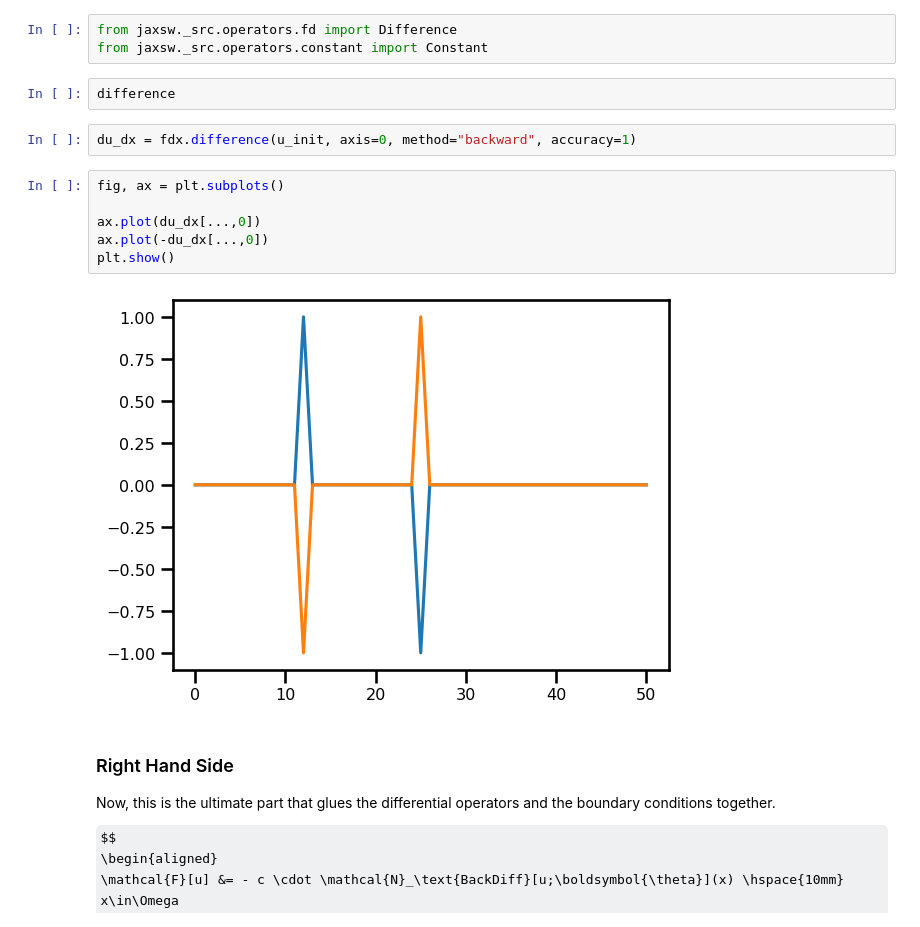
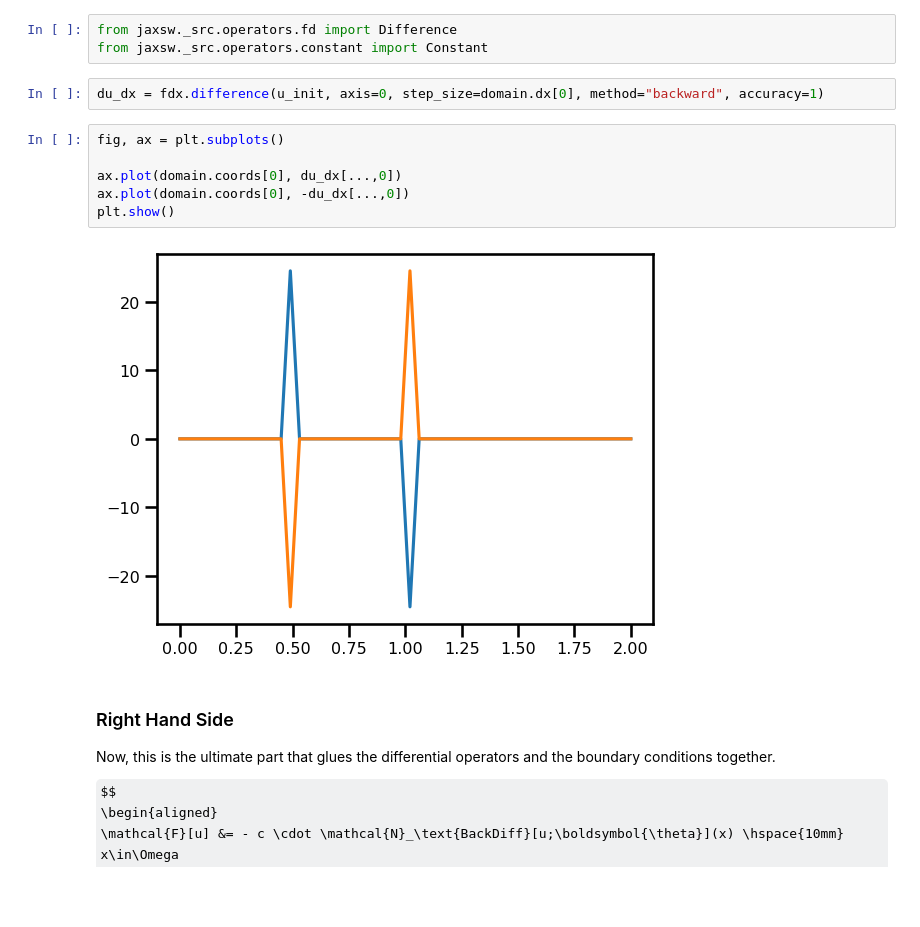
Before and after one commit to jejjohnson/jaxsw, a Jupyter notebook: notebooks/dev/eman/12_steps_2_NS/1.1_linear_convection.ipynb, the cells around one changed output. Saved outputs shown, nothing was run; the diff lists cells and outputs as text; some formulas as TeX source; blank space fills up the shorter version.

```diff
--- a/notebooks/dev/eman/12_steps_2_NS/1.1_linear_convection.ipynb
+++ b/notebooks/dev/eman/12_steps_2_NS/1.1_linear_convection.ipynb
@@ -156,18 +158,16 @@ We showcased how we can use the stencil operator as a way to handle finite diffe
 # %%
 from jaxsw._src.operators.fd import Difference
 from jaxsw._src.operators.constant import Constant
-# %%
-difference
 # %%
-du_dx = fdx.difference(u_init, axis=0, method="backward", accuracy=1)
+du_dx = fdx.difference(u_init, axis=0, step_size=domain.dx[0], method="backward", accuracy=1)
 # %%
 fig, ax = plt.subplots()
 
-ax.plot(du_dx[...,0])
-ax.plot(-du_dx[...,0])
+ax.plot(domain.coords[0], du_dx[...,0])
+ax.plot(domain.coords[0], -du_dx[...,0])
 plt.show()
 # %% [output]
-[figure, old version]
+[figure, new version]
 # %% [markdown]
 ### Right Hand Side
 
```
Also changed, not shown: parts of 9 cells of this notebook, 5 other files.
